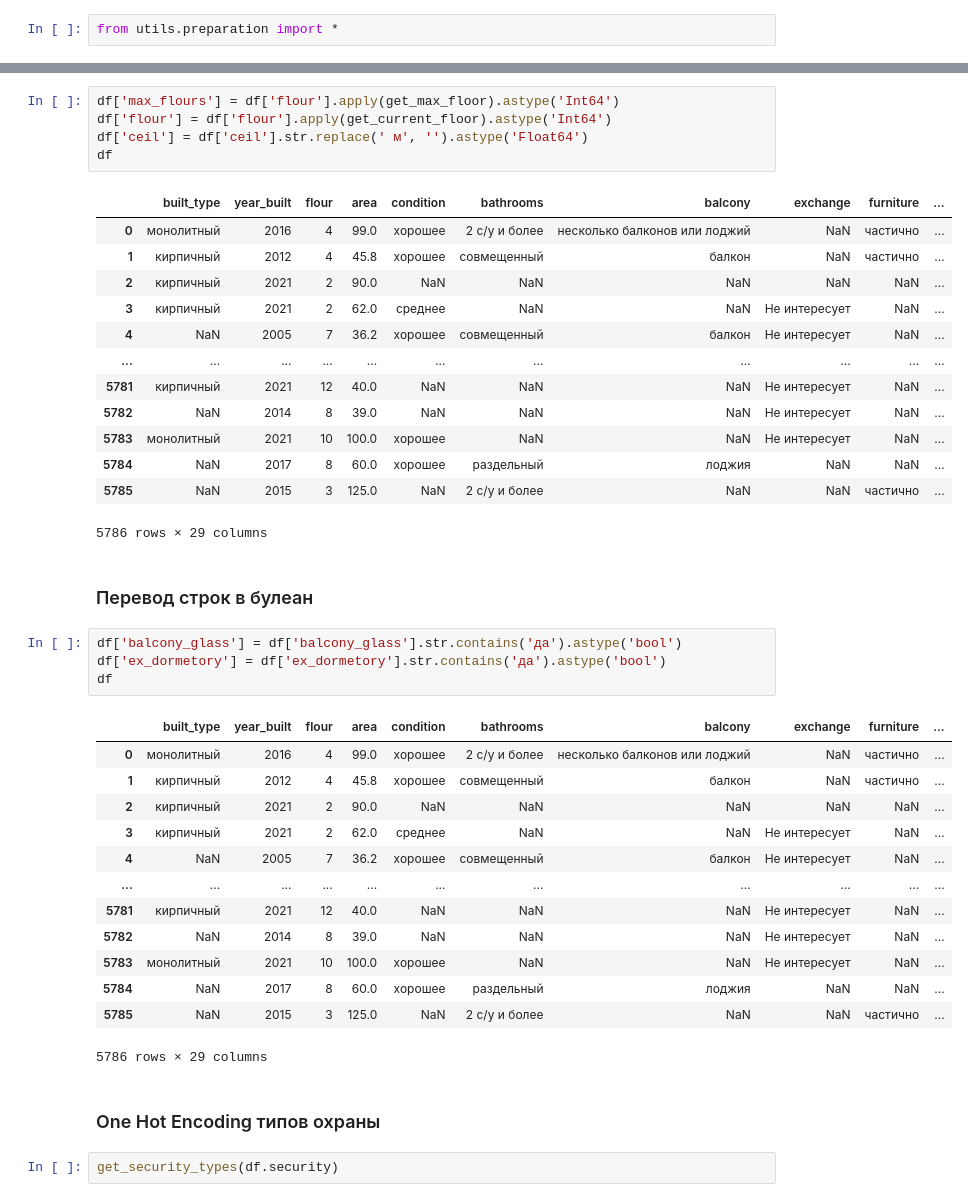
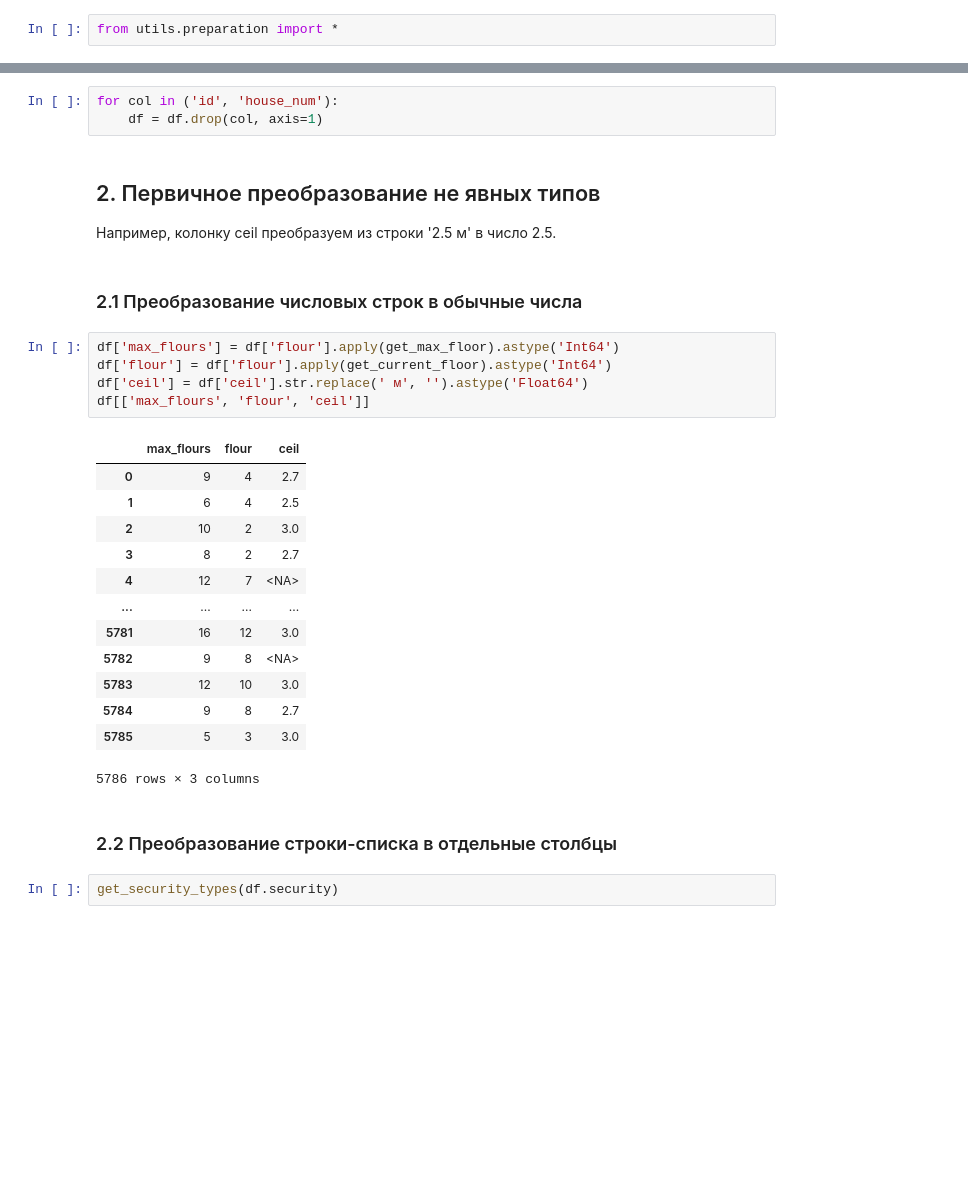
Before and after one commit to khandosaly/krisha-eda, a Jupyter notebook: notebooks/eda.ipynb, the cells around one changed output, grey strips where cells are left out. Saved outputs shown, nothing was run; the diff lists cells and outputs as text; blank space fills up the shorter version.

```diff
--- a/notebooks/eda.ipynb
+++ b/notebooks/eda.ipynb
@@ -57,44 +71,33 @@ from utils.preparation import *
+# %%
+for col in ('id', 'house_num'):
+    df = df.drop(col, axis=1)
+# %% [markdown]
+## 2. Первичное преобразование не явных типов
+
+Например, колонку ceil преобразуем из строки '2.5 м' в число 2.5.
+# %% [markdown]
+### 2.1 Преобразование числовых строк в обычные числа
 # %%
 df['max_flours'] = df['flour'].apply(get_max_floor).astype('Int64')
 df['flour'] = df['flour'].apply(get_current_floor).astype('Int64')
 df['ceil'] = df['ceil'].str.replace(' м', '').astype('Float64')
-df
+df[['max_flours', 'flour', 'ceil']]
 # %% [output]
-|  | built_type | year_built | flour | area | condition | bathrooms | balcony | exchange | furniture | ... |
-| 0 | монолитный | 2016 | 4 | 99.0 | хорошее | 2 с/у и более | несколько балконов или лоджий | NaN | частично | ... |
-| 1 | кирпичный | 2012 | 4 | 45.8 | хорошее | совмещенный | балкон | NaN | частично | ... |
-| 2 | кирпичный | 2021 | 2 | 90.0 | NaN | NaN | NaN | NaN | NaN | ... |
-| 3 | кирпичный | 2021 | 2 | 62.0 | среднее | NaN | NaN | Не интересует | NaN | ... |
-| 4 | NaN | 2005 | 7 | 36.2 | хорошее | совмещенный | балкон | Не интересует | NaN | ... |
-| ... | ... | ... | ... | ... | ... | ... | ... | ... | ... | ... |
-| 5781 | кирпичный | 2021 | 12 | 40.0 | NaN | NaN | NaN | Не интересует | NaN | ... |
-| 5782 | NaN | 2014 | 8 | 39.0 | NaN | NaN | NaN | Не интересует | NaN | ... |
-| 5783 | монолитный | 2021 | 10 | 100.0 | хорошее | NaN | NaN | Не интересует | NaN | ... |
-| 5784 | NaN | 2017 | 8 | 60.0 | хорошее | раздельный | лоджия | NaN | NaN | ... |
-| 5785 | NaN | 2015 | 3 | 125.0 | NaN | 2 с/у и более | NaN | NaN | частично | ... |
+|  | max_flours | flour | ceil |
+| 0 | 9 | 4 | 2.7 |
+| 1 | 6 | 4 | 2.5 |
+| 2 | 10 | 2 | 3.0 |
+| 3 | 8 | 2 | 2.7 |
+| 4 | 12 | 7 | <NA> |
+| ... | ... | ... | ... |
+| 5781 | 16 | 12 | 3.0 |
+| 5782 | 9 | 8 | <NA> |
+| 5783 | 12 | 10 | 3.0 |
+| 5784 | 9 | 8 | 2.7 |
+| 5785 | 5 | 3 | 3.0 |
-5786 rows × 29 columns
+5786 rows × 3 columns
-# %% [markdown]
-### Перевод строк в булеан
-# %%
-df['balcony_glass'] = df['balcony_glass'].str.contains('да').astype('bool')
-df['ex_dormetory'] = df['ex_dormetory'].str.contains('да').astype('bool')
-df
-# %% [output]
-|  | built_type | year_built | flour | area | condition | bathrooms | balcony | exchange | furniture | ... |
-| 0 | монолитный | 2016 | 4 | 99.0 | хорошее | 2 с/у и более | несколько балконов или лоджий | NaN | частично | ... |
-| 1 | кирпичный | 2012 | 4 | 45.8 | хорошее | совмещенный | балкон | NaN | частично | ... |
-| 2 | кирпичный | 2021 | 2 | 90.0 | NaN | NaN | NaN | NaN | NaN | ... |
-| 3 | кирпичный | 2021 | 2 | 62.0 | среднее | NaN | NaN | Не интересует | NaN | ... |
-| 4 | NaN | 2005 | 7 | 36.2 | хорошее | совмещенный | балкон | Не интересует | NaN | ... |
-| ... | ... | ... | ... | ... | ... | ... | ... | ... | ... | ... |
-| 5781 | кирпичный | 2021 | 12 | 40.0 | NaN | NaN | NaN | Не интересует | NaN | ... |
-| 5782 | NaN | 2014 | 8 | 39.0 | NaN | NaN | NaN | Не интересует | NaN | ... |
-| 5783 | монолитный | 2021 | 10 | 100.0 | хорошее | NaN | NaN | Не интересует | NaN | ... |
-| 5784 | NaN | 2017 | 8 | 60.0 | хорошее | раздельный | лоджия | NaN | NaN | ... |
-| 5785 | NaN | 2015 | 3 | 125.0 | NaN | 2 с/у и более | NaN | NaN | частично | ... |
-5786 rows × 29 columns
-# %% [markdown]
-### One Hot Encoding типов охраны
+# %% [markdown]
+### 2.2 Преобразование строки-списка в отдельные столбцы
 # %%
 get_security_types(df.security)
 # %% [output]
```
Also changed, not shown: parts of 107 cells of this notebook, 1 other file.
